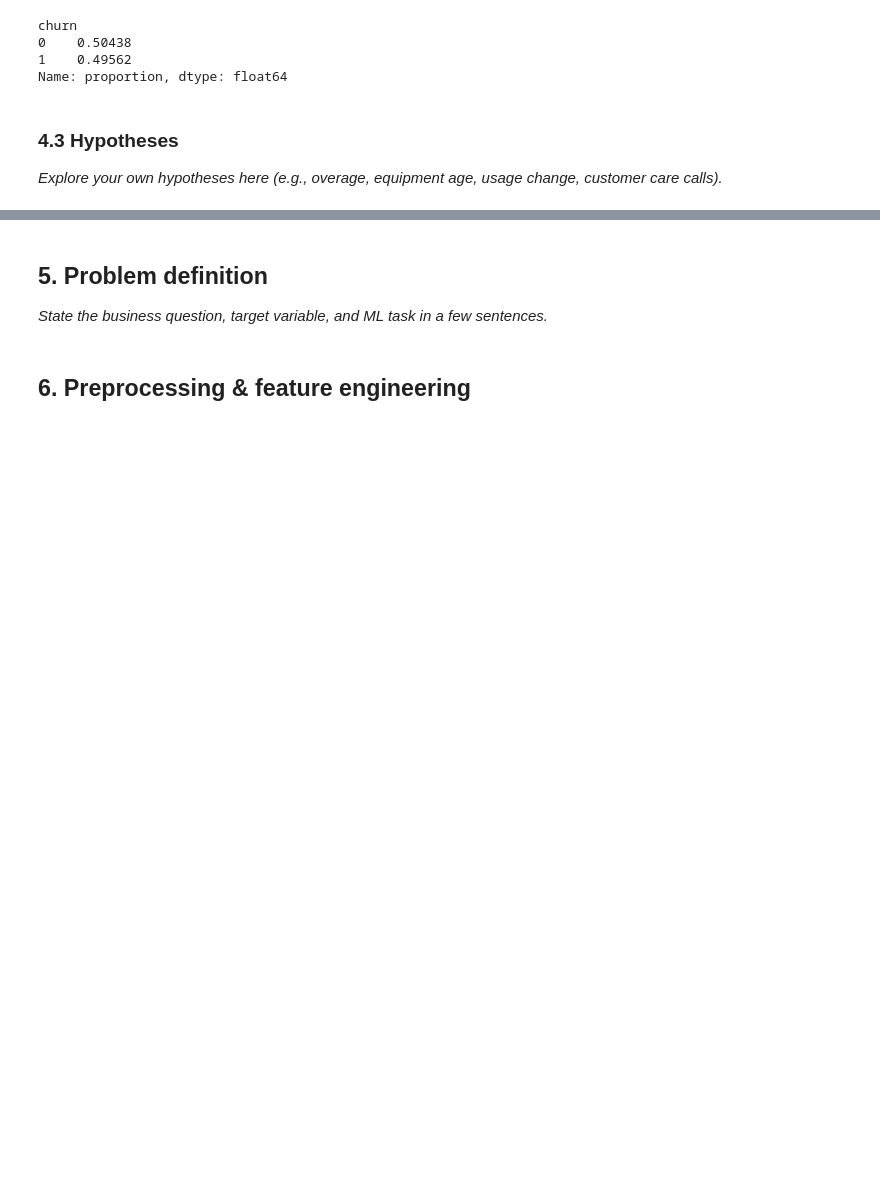
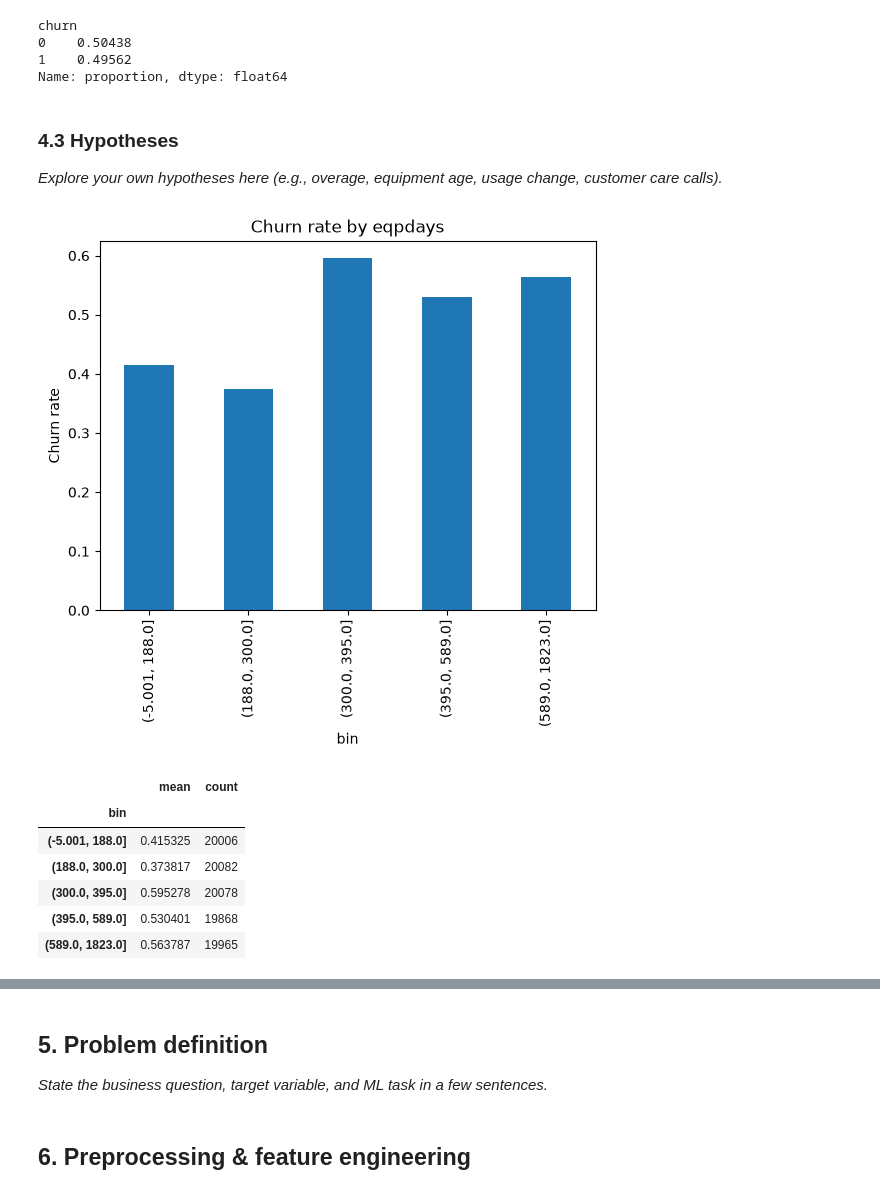
Before and after one commit to dilmani773/gci-final-assignment, a Jupyter notebook: main.ipynb, the cells around one changed output, grey strips where cells are left out. Saved outputs shown, nothing was run; the diff lists cells and outputs as text; code cells hidden in the pictures; blank space fills up the shorter version.

```diff
--- a/main.ipynb
+++ b/main.ipynb
@@ -84,3 +84,22 @@ Name: proportion, dtype: float64
 # %% [markdown]
 ### 4.3 Hypotheses
 _Explore your own hypotheses here (e.g., overage, equipment age, usage change, customer care calls)._
+# %%
+def churn_by_bins(col, q=5):
+    tmp = df[[col, 'churn']].dropna().copy()
+    tmp['bin'] = pd.qcut(tmp[col], q=q, duplicates='drop')
+    result = tmp.groupby('bin', observed=True)['churn'].agg(['mean', 'count'])
+    result['mean'].plot(kind='bar', title=f'Churn rate by {col}')
+    plt.ylabel('Churn rate'); plt.show()
+    return result
+# %%
+churn_by_bins('eqpdays')
+# %% [output]
+[figure, added]
+|  | mean | count |
+| bin |  |  |
+| (-5.001, 188.0] | 0.415325 | 20006 |
+| (188.0, 300.0] | 0.373817 | 20082 |
+| (300.0, 395.0] | 0.595278 | 20078 |
+| (395.0, 589.0] | 0.530401 | 19868 |
+| (589.0, 1823.0] | 0.563787 | 19965 |
```
Also changed, not shown: parts of 6 cells of this notebook, 1 other file.
